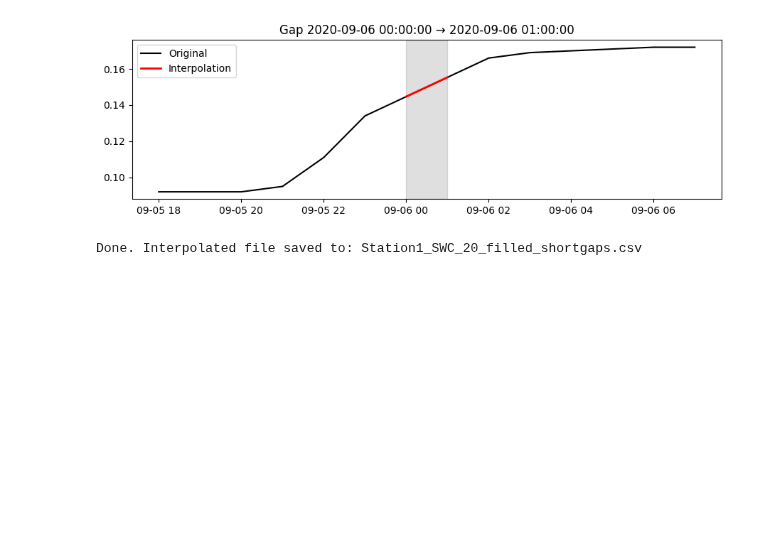
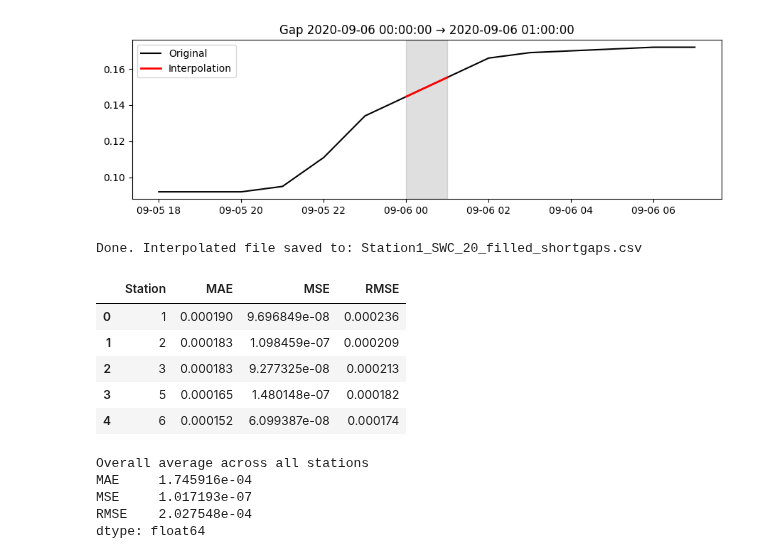
Before and after one commit to kiat/tx-soil-moisture, a Jupyter notebook: Model_2025/Short Gaps.ipynb, the cells around one changed output. Saved outputs shown, nothing was run; the diff lists cells and outputs as text; code cells hidden in the pictures; blank space fills up the shorter version.

```diff
--- a/Model_2025/Short Gaps.ipynb
+++ b/Model_2025/Short Gaps.ipynb
@@ -95,3 +91,76 @@ Found 8 short gaps for SWC_20.
 [figure]
 [figure]
 Done. Interpolated file saved to: Station1_SWC_20_filled_shortgaps.csv
+# %%
+import numpy as np
+import pandas as pd
+from pathlib import Path
+from sklearn.metrics import mean_absolute_error, mean_squared_error
+
+# ---------- 参数 ----------
+STATIONS   = [1, 2, 3, 4, 5, 6]     # 也可用 glob 自动发现
+PARAM      = "SWC_50"
+N_GAPS     = 10
+GAP_H_MIN  = 4
+GAP_H_MAX  = 12
+rng        = np.random.default_rng(42)
+
+# ---------- 工具函数 ----------
+def load_cleaned_data(station_id, directory="../EDA_2025/cleaned_data"):
+    fn = Path(directory) / f"Station{station_id}_cleaned_data.csv"
+    df = pd.read_csv(fn, parse_dates=True, index_col=0)
+    df.index = pd.DatetimeIndex(df.index, freq="H")
+    return df
+
+def punch_and_fill(series, n_gaps, rng):
+    s_gap   = series.copy()
+    all_ts  = s_gap.index[~s_gap.isna()]
+    punched = []
+
+    # punch synthetic gaps
+    while len(punched) < n_gaps:
+        start = rng.choice(all_ts[:-GAP_H_MAX])
+        gap_len = rng.integers(GAP_H_MIN, GAP_H_MAX + 1)
+        end = start + pd.Timedelta(hours=gap_len - 1)
+        idx = pd.date_range(start, end, freq="H")
+        if s_gap.loc[idx].isna().any():
+            continue
+        punched.append((idx, s_gap.loc[idx].values.copy()))
+        s_gap.loc[idx] = np.nan
+
+    # interpolate
+    s_filled = s_gap.interpolate(method="time")
+
+    # metrics
+    maes, mses, rmses = [], [], []
+    for idx, true_vals in punched:
+        pred_vals = s_filled.loc[idx].values
+        maes.append(mean_absolute_error(true_vals, pred_vals))
+        mses.append(mean_squared_error(true_vals, pred_vals))
+        rmses.append(mean_squared_error(true_vals, pred_vals, squared=False))
+    return np.mean(maes), np.mean(mses), np.mean(rmses)
+
+# ---------- 主循环 ----------
+results = []
+for sid in STATIONS:
+    df = load_cleaned_data(sid)
+    mae, mse, rmse = punch_and_fill(df[PARAM], N_GAPS, rng)
+    results.append({"Station": sid, "MAE": mae, "MSE": mse, "RMSE": rmse})
+
+res_df = pd.DataFrame(results)
+display(res_df)
+
+print("\nOverall average across all stations")
+print(res_df[["MAE", "MSE", "RMSE"]].mean())
+# %% [output]
+|  | Station | MAE | MSE | RMSE |
+| 0 | 1 | 0.000190 | 9.696849e-08 | 0.000236 |
+| 1 | 2 | 0.000183 | 1.098459e-07 | 0.000209 |
+| 2 | 3 | 0.000183 | 9.277325e-08 | 0.000213 |
+| 3 | 5 | 0.000165 | 1.480148e-07 | 0.000182 |
+| 4 | 6 | 0.000152 | 6.099387e-08 | 0.000174 |
+Overall average across all stations
+MAE     1.745916e-04
+MSE     1.017193e-07
+RMSE    2.027548e-04
+dtype: float64
```
Also changed, not shown: parts of 1 cell of this notebook, 4 other files.
